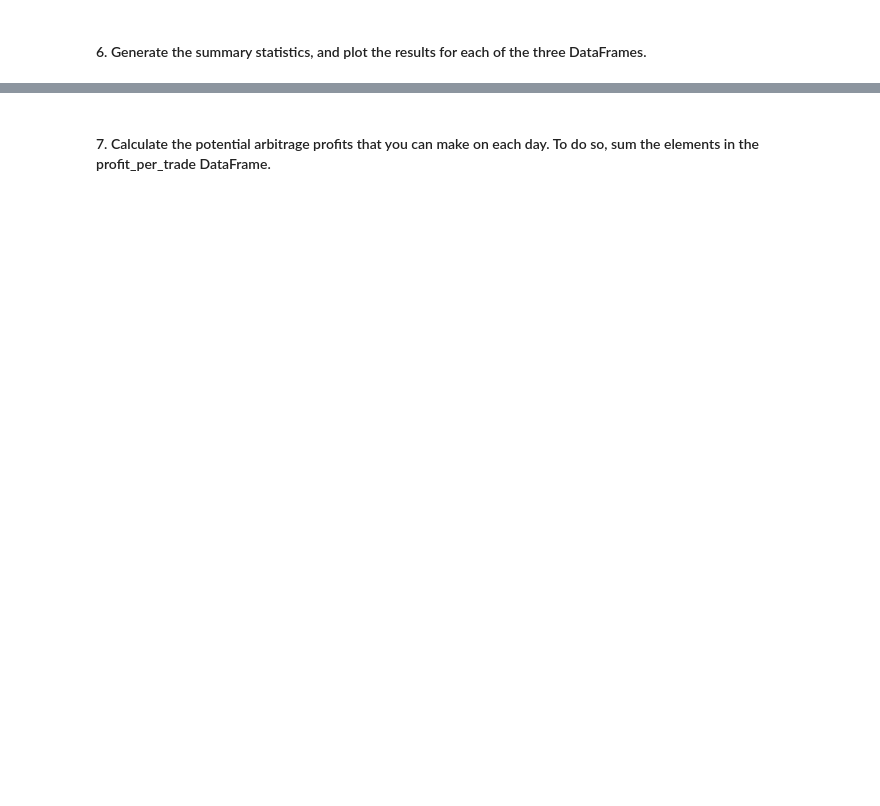
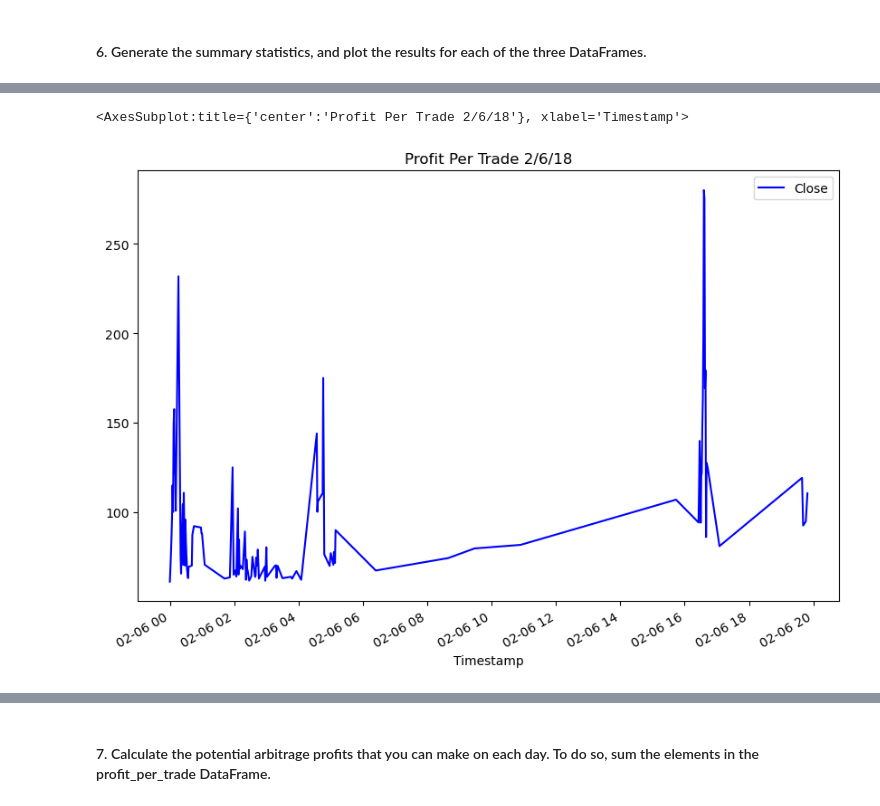
Before and after one commit to 12jasteiner/Module_3_Crypto_Arbitrage, a Jupyter notebook: crypto_arbitrage.ipynb, the cells around one changed output, grey strips where cells are left out. Drawn from its saved outputs; the diff is of its cells as text; code cells hidden in the pictures; blank space fills up the shorter version.

```diff
--- a/crypto_arbitrage.ipynb
+++ b/crypto_arbitrage.ipynb
@@ -609,0 +620,4 @@ profit_per_trade_early = # YOUR CODE HERE
+# %%
+profit_middle = profitable_trades_middle*coinbase_df["Close"].loc["2018-02-06"]
+profit_per_trade_middle = profit_middle.dropna()
+print(profit_per_trade_middle)
@@ -617,0 +677,5 @@ profit_per_trade_early = # YOUR CODE HERE
+# %%
+profit_per_trade_middle.plot(legend=True, figsize=(10, 7), title = "Profit Per Trade 2/6/18", color="blue")
+# %% [output]
+<AxesSubplot:title={'center':'Profit Per Trade 2/6/18'}, xlabel='Timestamp'>
+[figure, added]
```
Also changed, not shown: parts of 19 cells of this notebook.
